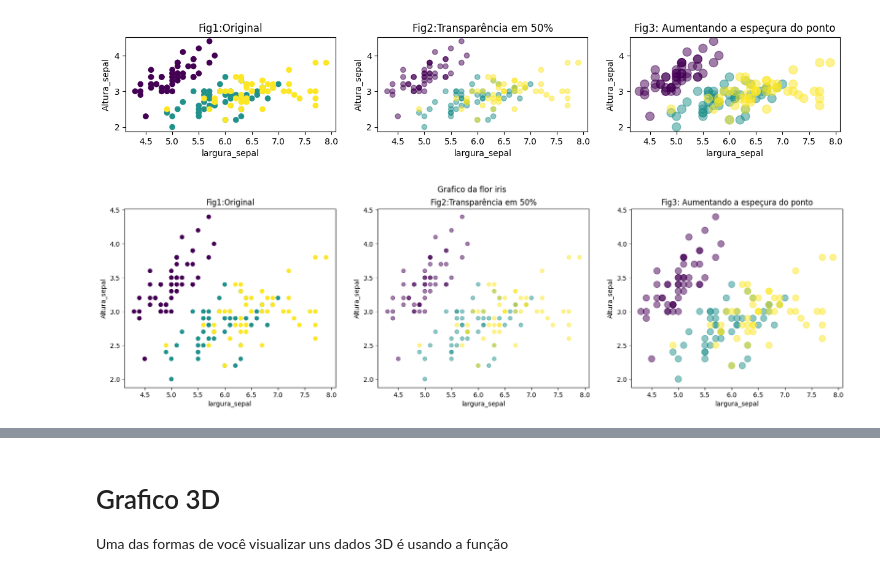
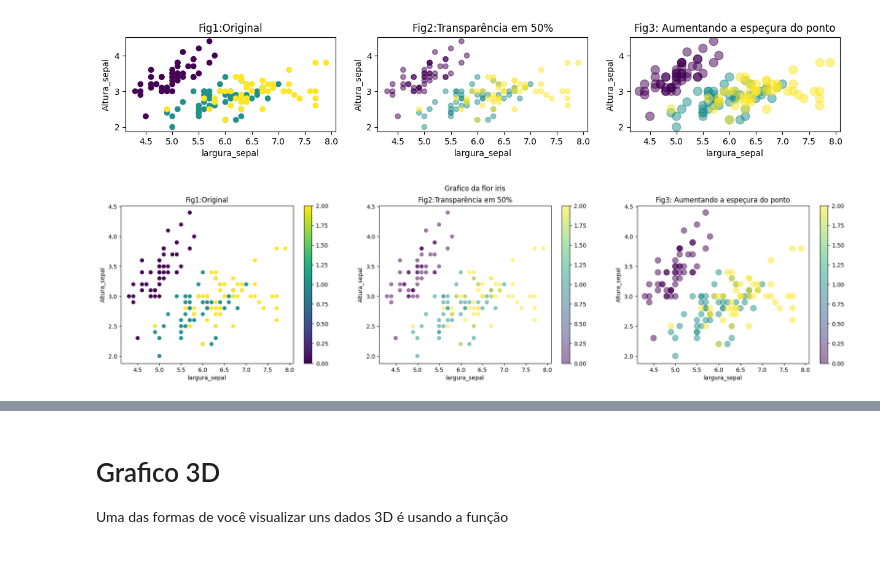
Before and after one commit to kingsonPaxe/Mes-Formation-de-Python-Special-Machine-Learning, a Jupyter notebook: leçon15 - Graphiques importantes!/Leçon avec machinelearnia.ipynb, the cells around one changed output, grey strips where cells are left out. Drawn from its saved outputs; the diff is of its cells as text; code cells hidden in the pictures.

```diff
--- a/leçon15 - Graphiques importantes!/Leçon avec machinelearnia.ipynb
+++ b/leçon15 - Graphiques importantes!/Leçon avec machinelearnia.ipynb
@@ -168,27 +179,30 @@ plt.show(figure)
 # %% [output]
 [figure]
 # %%
-figure = plt.figure(figsize=(20,5))
+figure = plt.figure(figsize=(23,5))
 figure.suptitle("Grafico da flor iris")
 figure.add_subplot(131)
 plt.scatter(x1[:,0], x1[:,1],c = target)
 plt.xlabel('largura_sepal')
 plt.ylabel('Altura_sepal')
 plt.title("Fig1:Original")
+plt.colorbar()
 
 
 figure.add_subplot(132)
 plt.scatter(x1[:,0], x1[:,1],c = target, alpha = 0.5)
 plt.xlabel('largura_sepal')
 plt.ylabel('Altura_sepal')
 plt.title("Fig2:Transparência em 50%")
+plt.colorbar()
 
 figure.add_subplot(133)
 plt.scatter(x1[:,0], x1[:,1],c = target, alpha = 0.5, s = 100)
+
 plt.xlabel('largura_sepal')
 plt.ylabel('Altura_sepal')
 plt.title("Fig3: Aumentando a espeçura do ponto")
-
+plt.colorbar()
 plt.show(figure)
 # %% [output]
-[figure, old version]
+[figure, new version]
```
Also changed, not shown: parts of 45 cells of this notebook, 6 other files.
